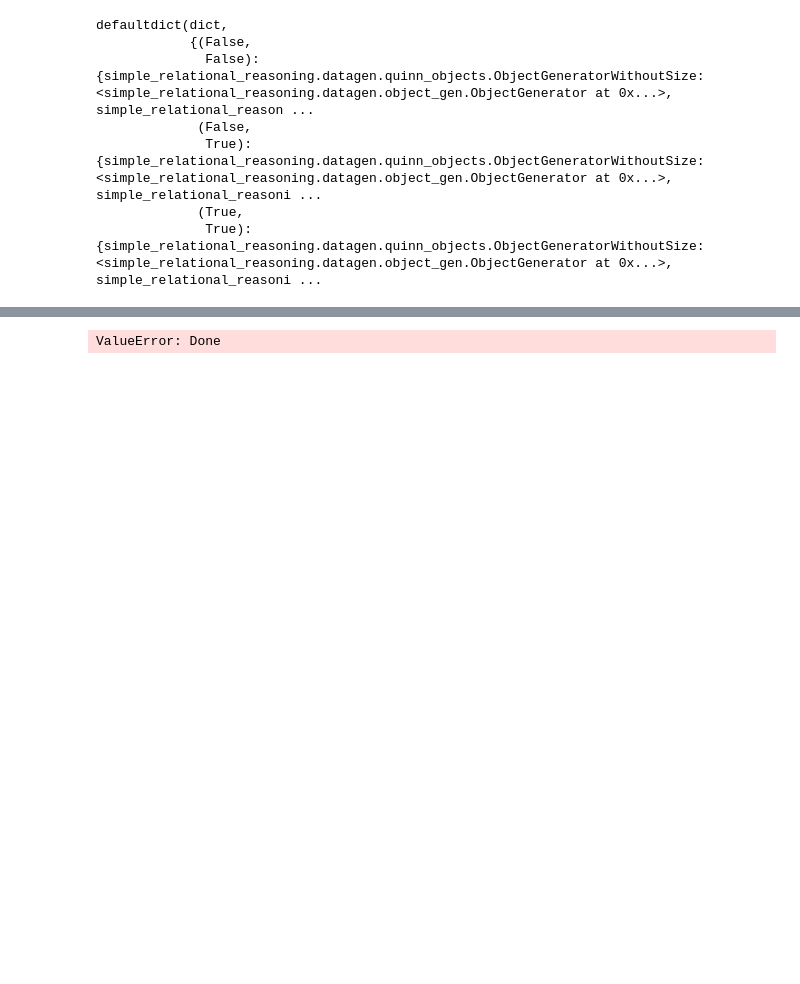
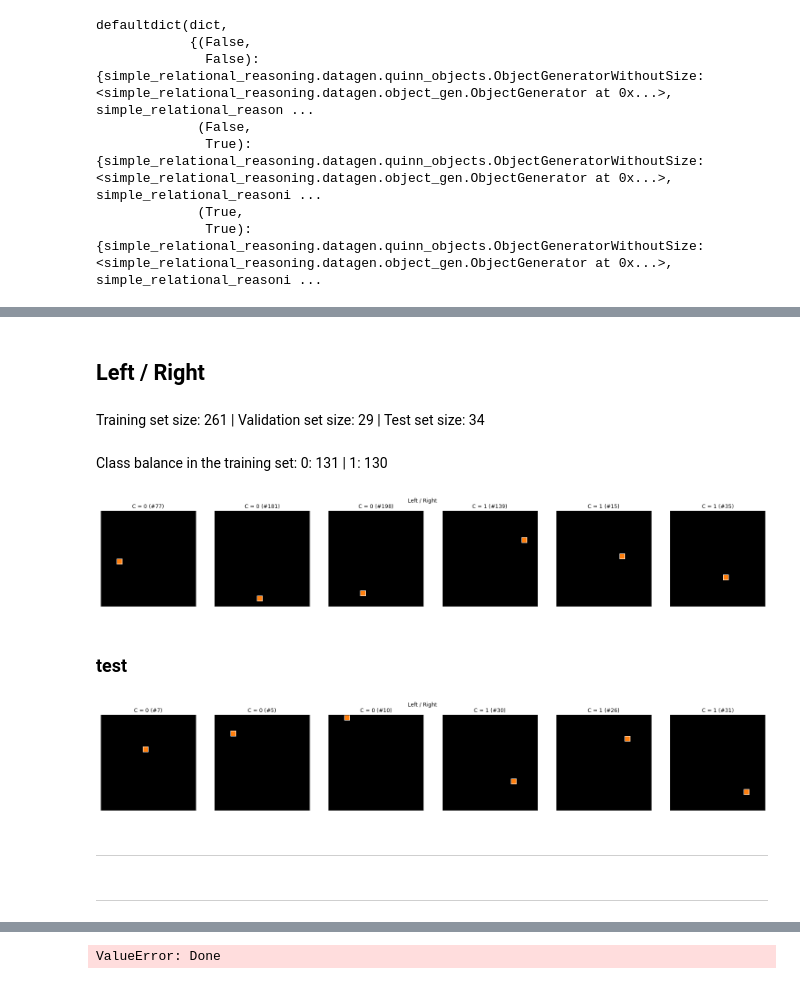
Before and after one commit to guydav/simple-relational-reasoning, a Jupyter notebook: notebooks/QuinnObjectVisualizations.ipynb, the cells around one changed output, grey strips where cells are left out. Cells and saved outputs as stored; diff of their text form; code cells hidden in the pictures; blank space fills up the shorter version.

Commit message:
Implemented datasets for reference-less cases

```diff
--- a/notebooks/QuinnObjectVisualizations.ipynb
+++ b/notebooks/QuinnObjectVisualizations.ipynb
@@ -461,2 +462,49 @@ Class balance in the training set: 0: 2037 | 1: 2045
 -----
 -----
+# %%
+between_relation = False
+two_reference_objects = False
+generator_class = ObjectGeneratorWithoutSize
+
+title = f'Left / Right'
+display(Markdown(f'## {title}'))
+gen = ObjectGeneratorWithoutSize(SEED, REFERENCE_OBJECT_SIZE, TARGET_OBJECT_SIZE)
+dataset = QuinnNoReferenceDatasetGenerator(gen, X_MAX, Y_MAX, SEED, subsample_train_size=SUBSAMPLE)
+
+
+train = dataset.get_training_dataset()
+label_arr = np.array(train.labels)
+unique_labels, unique_counts = np.unique(label_arr, return_counts=True)
+
+test_datasets = dataset.get_test_datasets()
+
+# display(Markdown(f'Of the reference object locations, train: {len(dataset.train_reference_object_locations)}, test: {len(dataset.test_reference_object_locations)} '))
+
+total_test_size = sum([len(test_datasets[key]) for key in test_datasets])
+display(Markdown(f'Training set size: {len(train)} | Validation set size: {len(dataset.get_validation_dataset().labels)} | Test set size: {total_test_size}'))
+
+class_sizes = ' | '.join([f'{unique_labels[i]}: {unique_counts[i]}' for i in range(len(unique_labels))])
+display(Markdown(f'Class balance in the training set: {class_sizes}'))
+train_indices = {}
+faux_generators = ONE_OR_TWO_QUINN_FAUX_GENERATORS[(between_relation, two_reference_objects)]
+
+plot_single_dataset(train, train_indices, faux_generators=faux_generators)
+
+for test_set_name, test_set in test_datasets.items():
+    display(Markdown(f'### {test_set_name}'))
+    test_indices = {}
+    plot_single_dataset(test_set, test_indices, faux_generators=faux_generators)
+
+train_indices = {}
+
+display(Markdown('-----'))
+display(Markdown('-----'))
+# %% [output]
+## Left / Right
+Training set size: 261 | Validation set size: 29 | Test set size: 34
+Class balance in the training set: 0: 131 | 1: 130
+[figure, added]
+### test
+[figure, added]
+-----
+-----
```
Also changed, not shown: parts of 18 cells of this notebook, 3 other files.
